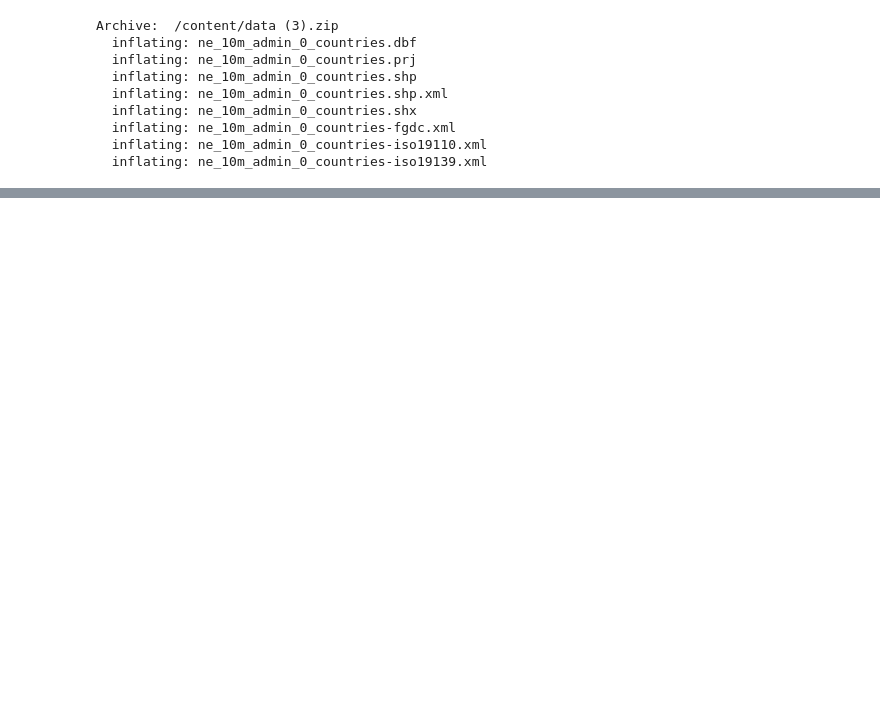
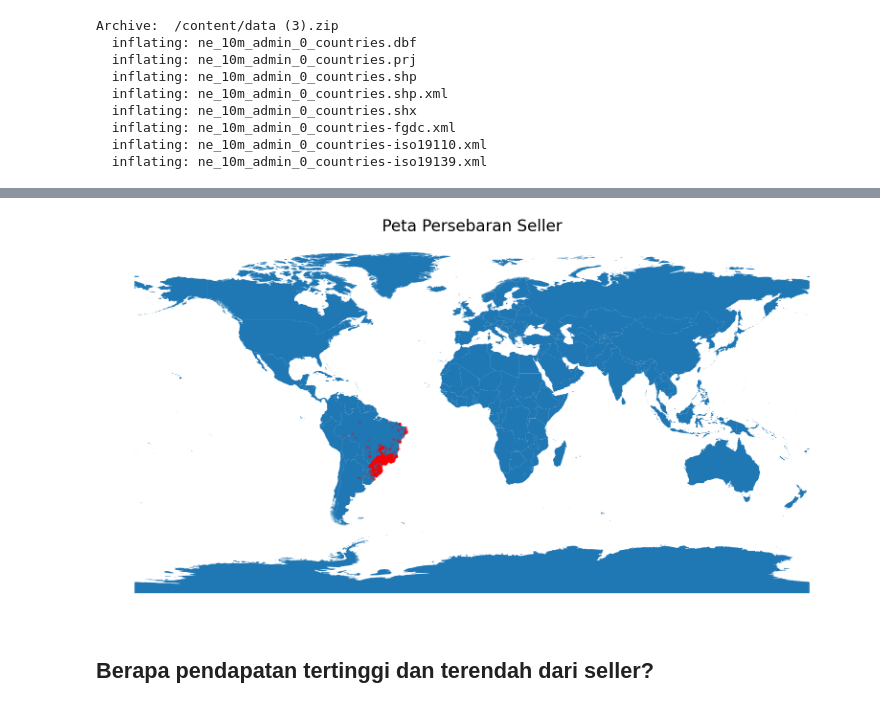
Before and after one commit to abidam16/data-analytic-app, a Jupyter notebook: SubmissionDicoding.ipynb, the cells around one changed output, grey strips where cells are left out. Saved outputs shown, nothing was run; the diff lists cells and outputs as text; code cells hidden in the pictures; blank space fills up the shorter version.

```diff
--- a/SubmissionDicoding.ipynb
+++ b/SubmissionDicoding.ipynb
@@ -1036,0 +1028,11 @@ plt.show()
+# %%
+street_map = gpd.read_file('/content/ne_10m_admin_0_countries.shp')
+ax = street_map.plot(figsize=(20, 20))
+plt.axis('off')
+gsdf.plot(ax=ax, color="red", alpha=0.2, markersize=10)
+plt.title('Peta Persebaran Seller', fontsize=24)
+plt.show()
+# %% [output]
+[figure, added]
+# %% [markdown]
+## Berapa pendapatan tertinggi dan terendah dari seller?
```
Also changed, not shown: parts of 48 cells of this notebook.
